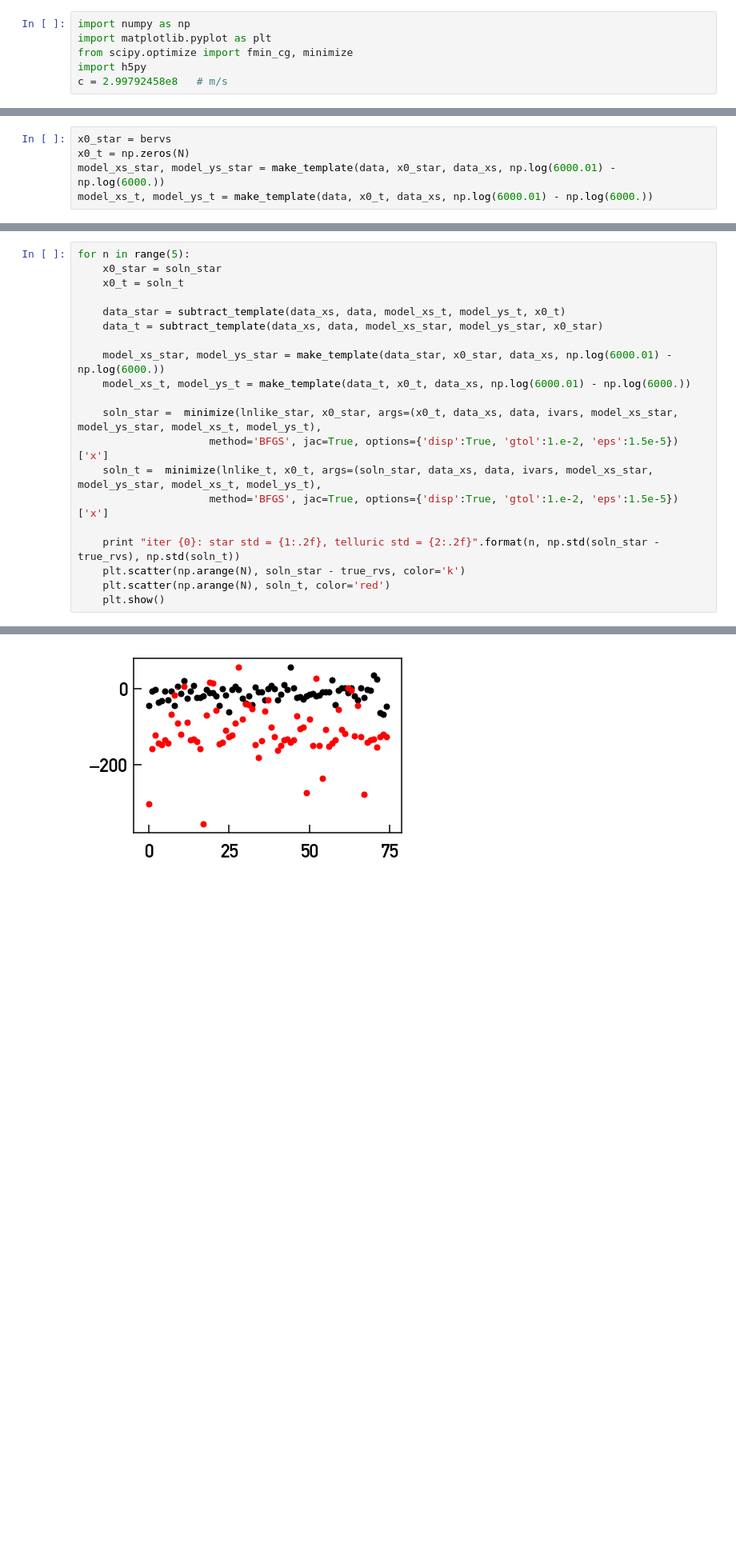
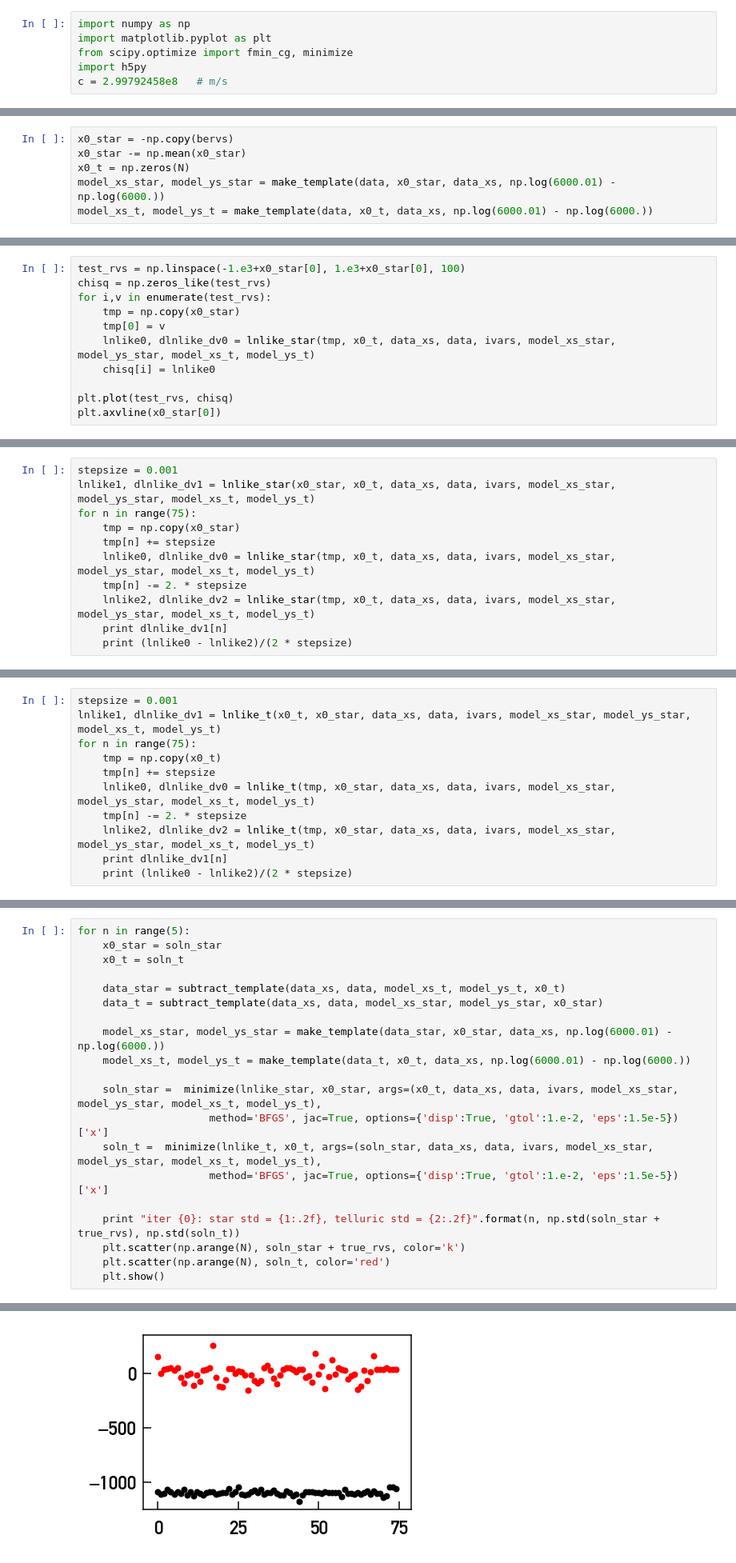
Before and after one commit to davidwhogg/Avast, a Jupyter notebook: notebooks/realdata_HIP54287_15A_Hoggrefactor.ipynb, the cells around one changed output, grey strips where cells are left out. Shown at 80% size. Drawn from its saved outputs; the diff is of its cells as text; blank space fills up the shorter version.

```diff
--- a/notebooks/realdata_HIP54287_15A_Hoggrefactor.ipynb
+++ b/notebooks/realdata_HIP54287_15A_Hoggrefactor.ipynb
@@ -119,7 +127,8 @@ def subtract_template(data_xs, data, model_xs_t, model_ys_t, rvs_t):
             plt.plot(data_xs, np.ravel(model_ys_t_shifted), color='red')
     return data_sub
 # %%
-x0_star = bervs
+x0_star = -np.copy(bervs)
+x0_star -= np.mean(x0_star)
 x0_t = np.zeros(N)
 model_xs_star, model_ys_star = make_template(data, x0_star, data_xs, np.log(6000.01) - np.log(6000.))
 model_xs_t, model_ys_t = make_template(data, x0_t, data_xs, np.log(6000.01) - np.log(6000.))
@@ -188,0 +258,11 @@ IndexError: too many indices for array
+# %%
+test_rvs = np.linspace(-1.e3+x0_star[0], 1.e3+x0_star[0], 100)
+chisq = np.zeros_like(test_rvs)
+for i,v in enumerate(test_rvs):
+    tmp = np.copy(x0_star)
+    tmp[0] = v
+    lnlike0, dlnlike_dv0 = lnlike_star(tmp, x0_t, data_xs, data, ivars, model_xs_star, model_ys_star, model_xs_t, model_ys_t)
+    chisq[i] = lnlike0
+
+plt.plot(test_rvs, chisq)
+plt.axvline(x0_star[0])
@@ -188,0 +272,11 @@ IndexError: too many indices for array
+# %%
+stepsize = 0.001
+lnlike1, dlnlike_dv1 = lnlike_star(x0_star, x0_t, data_xs, data, ivars, model_xs_star, model_ys_star, model_xs_t, model_ys_t)
+for n in range(75):
+    tmp = np.copy(x0_star)
+    tmp[n] += stepsize
+    lnlike0, dlnlike_dv0 = lnlike_star(tmp, x0_t, data_xs, data, ivars, model_xs_star, model_ys_star, model_xs_t, model_ys_t)
+    tmp[n] -= 2. * stepsize
+    lnlike2, dlnlike_dv2 = lnlike_star(tmp, x0_t, data_xs, data, ivars, model_xs_star, model_ys_star, model_xs_t, model_ys_t)
+    print dlnlike_dv1[n]
+    print (lnlike0 - lnlike2)/(2 * stepsize)
@@ -188,0 +301,11 @@ IndexError: too many indices for array
+# %%
+stepsize = 0.001
+lnlike1, dlnlike_dv1 = lnlike_t(x0_t, x0_star, data_xs, data, ivars, model_xs_star, model_ys_star, model_xs_t, model_ys_t)
+for n in range(75):
+    tmp = np.copy(x0_t)
+    tmp[n] += stepsize
+    lnlike0, dlnlike_dv0 = lnlike_t(tmp, x0_star, data_xs, data, ivars, model_xs_star, model_ys_star, model_xs_t, model_ys_t)
+    tmp[n] -= 2. * stepsize
+    lnlike2, dlnlike_dv2 = lnlike_t(tmp, x0_star, data_xs, data, ivars, model_xs_star, model_ys_star, model_xs_t, model_ys_t)
+    print dlnlike_dv1[n]
+    print (lnlike0 - lnlike2)/(2 * stepsize)
@@ -283,8 +449,8 @@ for n in range(5):
     soln_t =  minimize(lnlike_t, x0_t, args=(soln_star, data_xs, data, ivars, model_xs_star, model_ys_star, model_xs_t, model_ys_t),
                      method='BFGS', jac=True, options={'disp':True, 'gtol':1.e-2, 'eps':1.5e-5})['x']
 
-    print "iter {0}: star std = {1:.2f}, telluric std = {2:.2f}".format(n, np.std(soln_star - true_rvs), np.std(soln_t))
-    plt.scatter(np.arange(N), soln_star - true_rvs, color='k')
+    print "iter {0}: star std = {1:.2f}, telluric std = {2:.2f}".format(n, np.std(soln_star + true_rvs), np.std(soln_t))
+    plt.scatter(np.arange(N), soln_star + true_rvs, color='k')
     plt.scatter(np.arange(N), soln_t, color='red')
     plt.show()
 # %% [output]
@@ -338 +504 @@ iter 3: star std = 21.28, telluric std = 70.29
-[figure, old version]
+[figure, new version]
```
Also changed, not shown: parts of 23 cells of this notebook.
